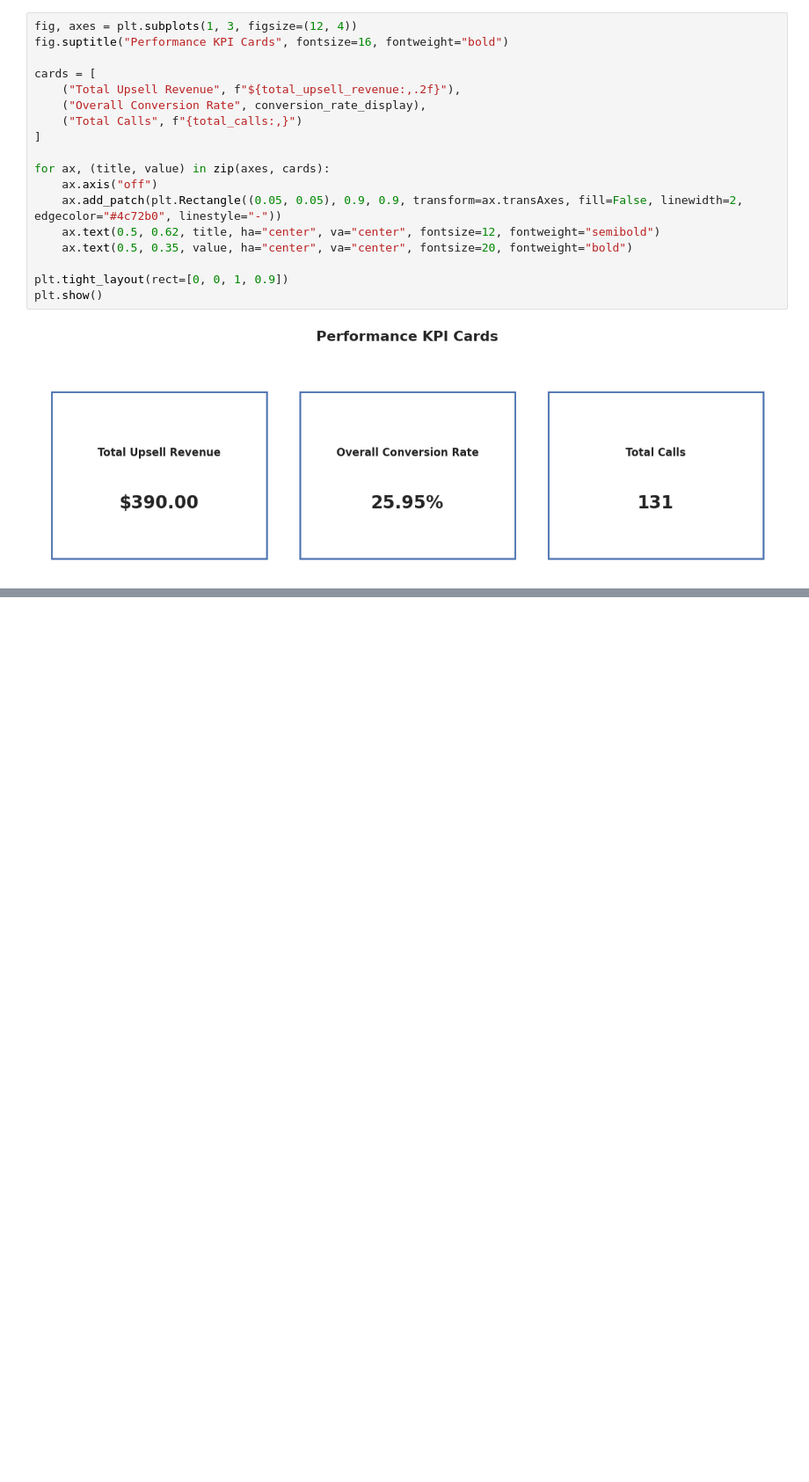
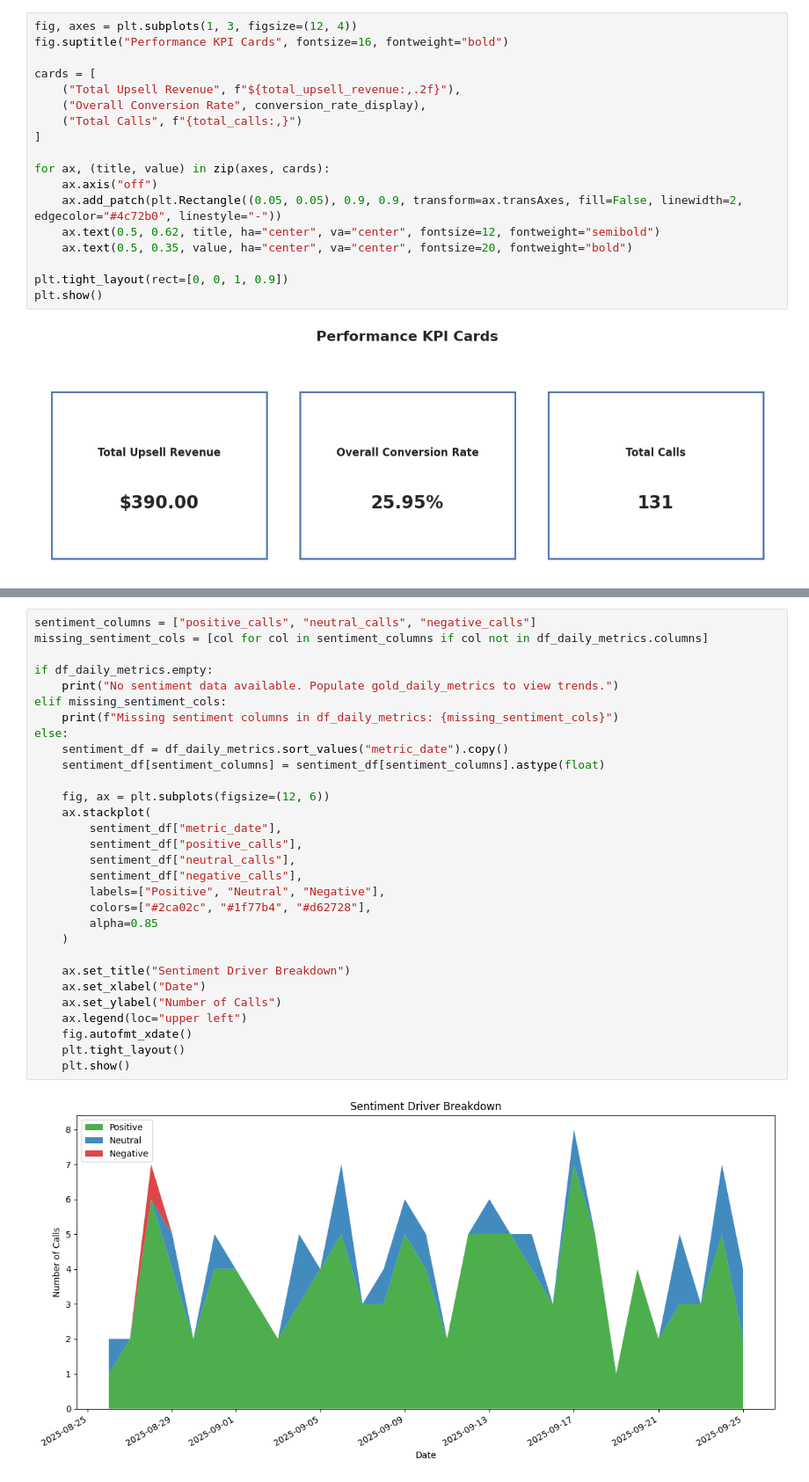
Before and after one commit to RauPro/Data-Engineering-at-Converza, a Jupyter notebook: notebooks/agent_performance_dashboard.ipynb, the cells around one changed output, grey strips where cells are left out. Shown at 88% size. Cells and saved outputs as stored; diff of their text form; blank space fills up the shorter version.

```diff
--- a/notebooks/agent_performance_dashboard.ipynb
+++ b/notebooks/agent_performance_dashboard.ipynb
@@ -189,0 +316,32 @@ plt.show()
+# %%
+sentiment_columns = ["positive_calls", "neutral_calls", "negative_calls"]
+missing_sentiment_cols = [col for col in sentiment_columns if col not in df_daily_metrics.columns]
+
+if df_daily_metrics.empty:
+    print("No sentiment data available. Populate gold_daily_metrics to view trends.")
+elif missing_sentiment_cols:
+    print(f"Missing sentiment columns in df_daily_metrics: {missing_sentiment_cols}")
+else:
+    sentiment_df = df_daily_metrics.sort_values("metric_date").copy()
+    sentiment_df[sentiment_columns] = sentiment_df[sentiment_columns].astype(float)
+
+    fig, ax = plt.subplots(figsize=(12, 6))
+    ax.stackplot(
+        sentiment_df["metric_date"],
+        sentiment_df["positive_calls"],
+        sentiment_df["neutral_calls"],
+        sentiment_df["negative_calls"],
+        labels=["Positive", "Neutral", "Negative"],
+        colors=["#2ca02c", "#1f77b4", "#d62728"],
+        alpha=0.85
+    )
+
+    ax.set_title("Sentiment Driver Breakdown")
+    ax.set_xlabel("Date")
+    ax.set_ylabel("Number of Calls")
+    ax.legend(loc="upper left")
+    fig.autofmt_xdate()
+    plt.tight_layout()
+    plt.show()
+# %% [output]
+[figure, added]
```
Also changed, not shown: parts of 4 cells of this notebook.
